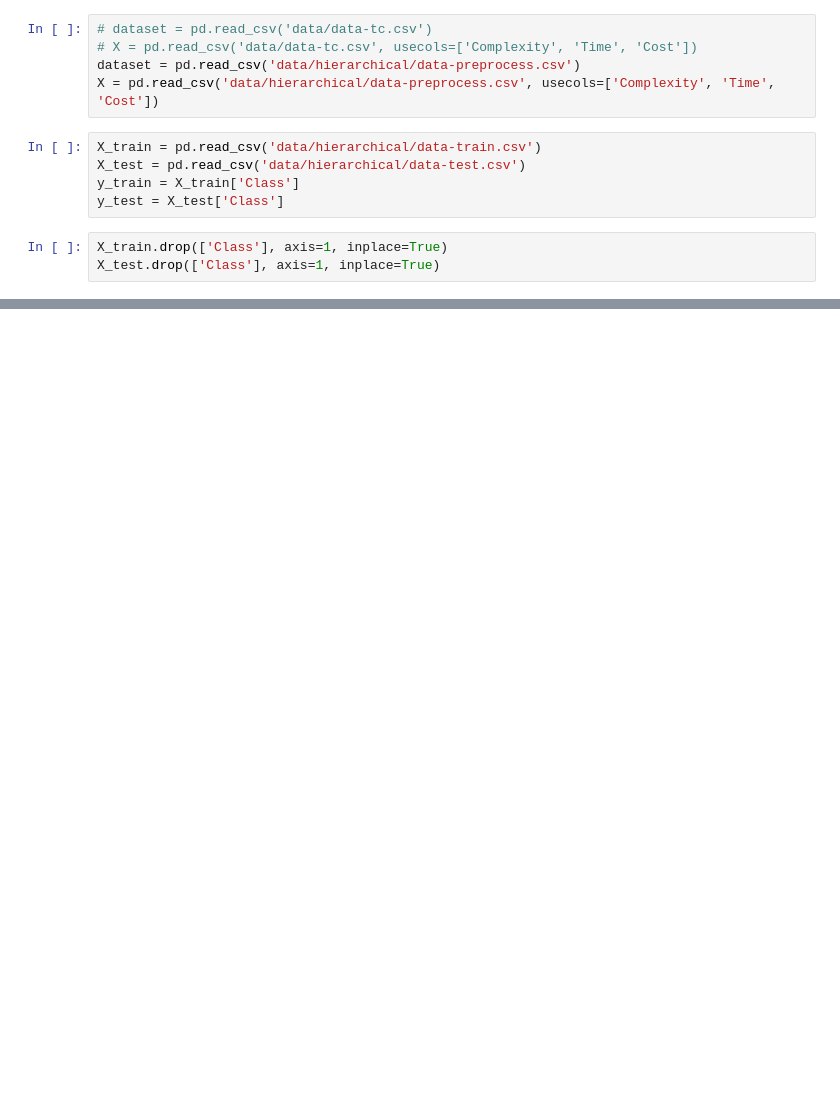
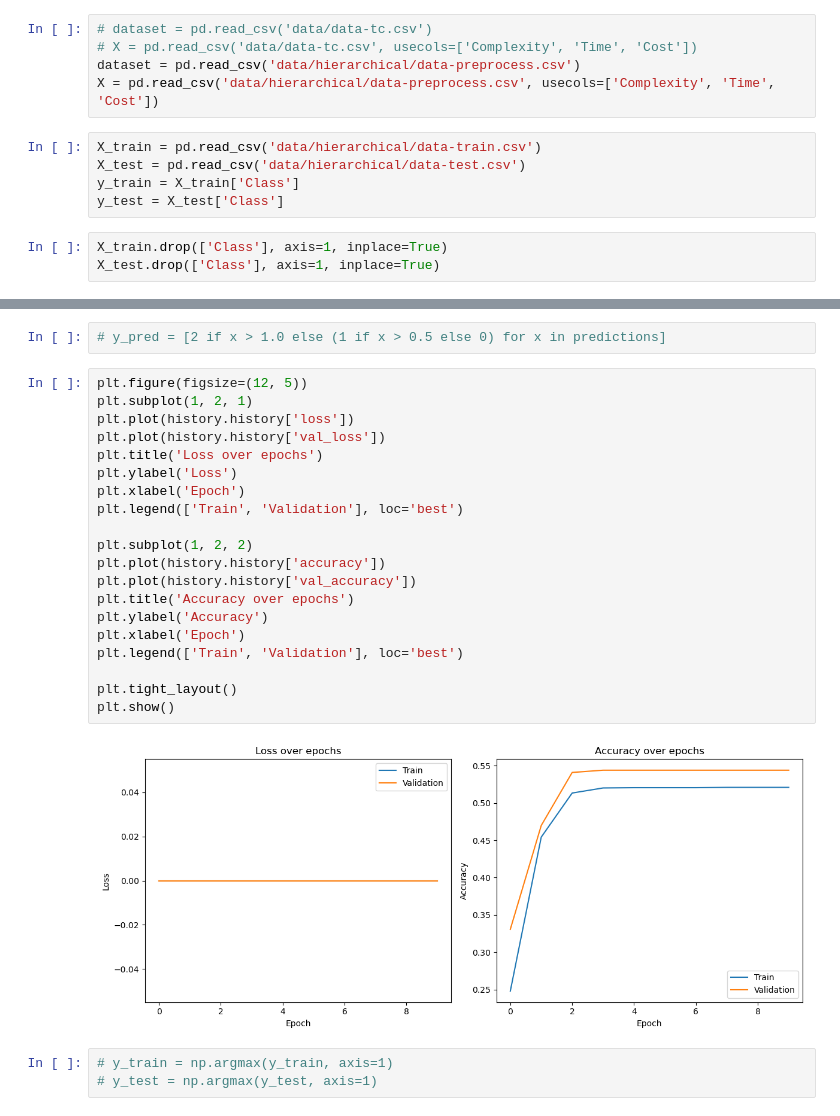
Before and after one commit to Jordan-18/PPL-CS-Prioritization-, a Jupyter notebook: rnn.hierarchical.ipynb, the cells around one changed output, grey strips where cells are left out. Drawn from its saved outputs; the diff is of its cells as text; blank space fills up the shorter version.

```diff
--- a/rnn.hierarchical.ipynb
+++ b/rnn.hierarchical.ipynb
@@ -53,4 +71,31 @@ Accuracy:  [-25.592308044433594, 0.5709969997406006]
 21/21 [==============================] - 0s 1ms/step
+# %%
+# y_pred = [2 if x > 1.0 else (1 if x > 0.5 else 0) for x in predictions]
+# %%
+plt.figure(figsize=(12, 5))
+plt.subplot(1, 2, 1)
+plt.plot(history.history['loss'])
+plt.plot(history.history['val_loss'])
+plt.title('Loss over epochs')
+plt.ylabel('Loss')
+plt.xlabel('Epoch')
+plt.legend(['Train', 'Validation'], loc='best')
+
+plt.subplot(1, 2, 2)
+plt.plot(history.history['accuracy'])
+plt.plot(history.history['val_accuracy'])
+plt.title('Accuracy over epochs')
+plt.ylabel('Accuracy')
+plt.xlabel('Epoch')
+plt.legend(['Train', 'Validation'], loc='best')
+
+plt.tight_layout()
+plt.show()
+# %% [output]
+[figure, added]
+# %%
+# y_train = np.argmax(y_train, axis=1)
+# y_test = np.argmax(y_test, axis=1)
 # %%
 cm = confusion_matrix(y_test, y_pred)
 disp = ConfusionMatrixDisplay(confusion_matrix=cm)
```
Also changed, not shown: parts of 7 cells of this notebook, 2 other files.
